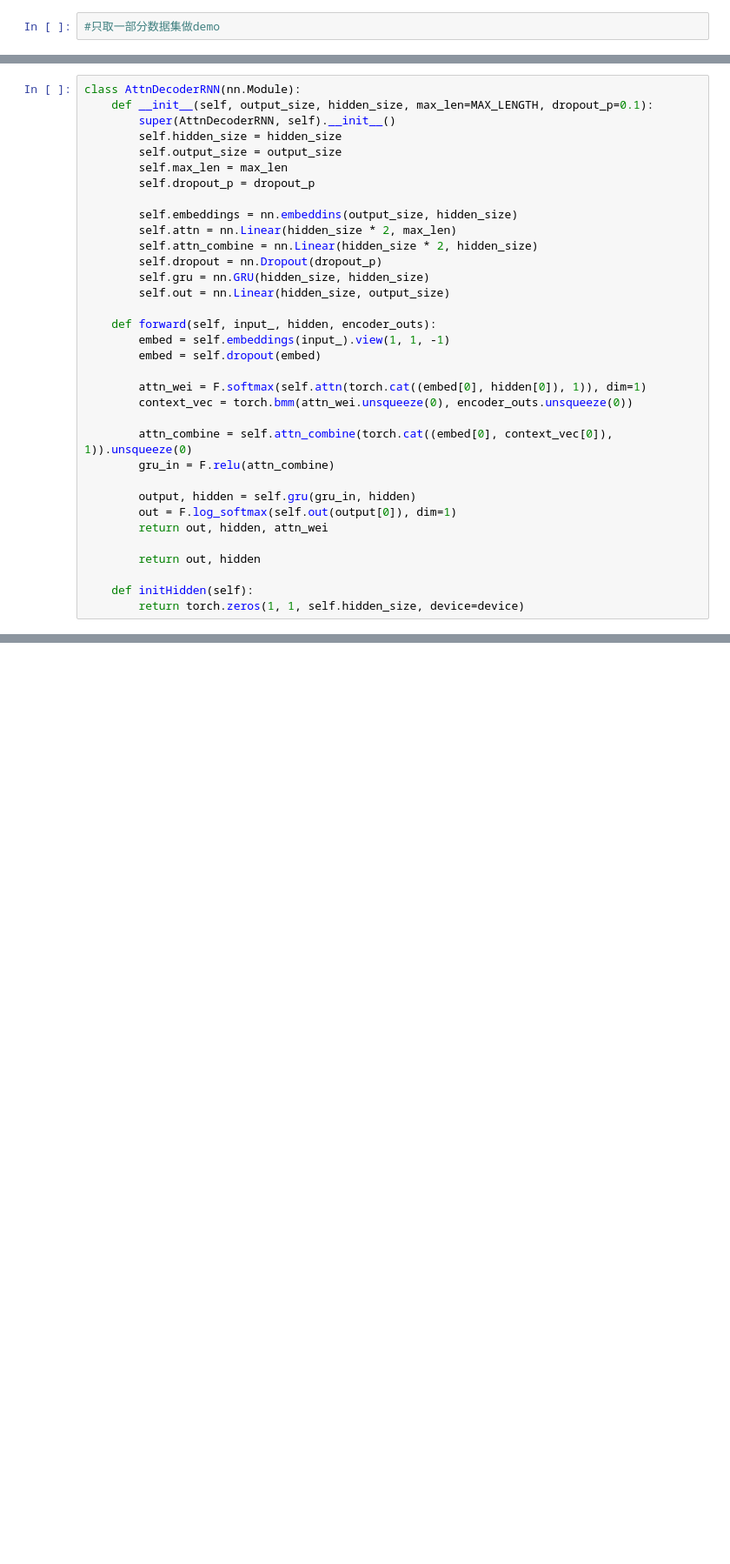
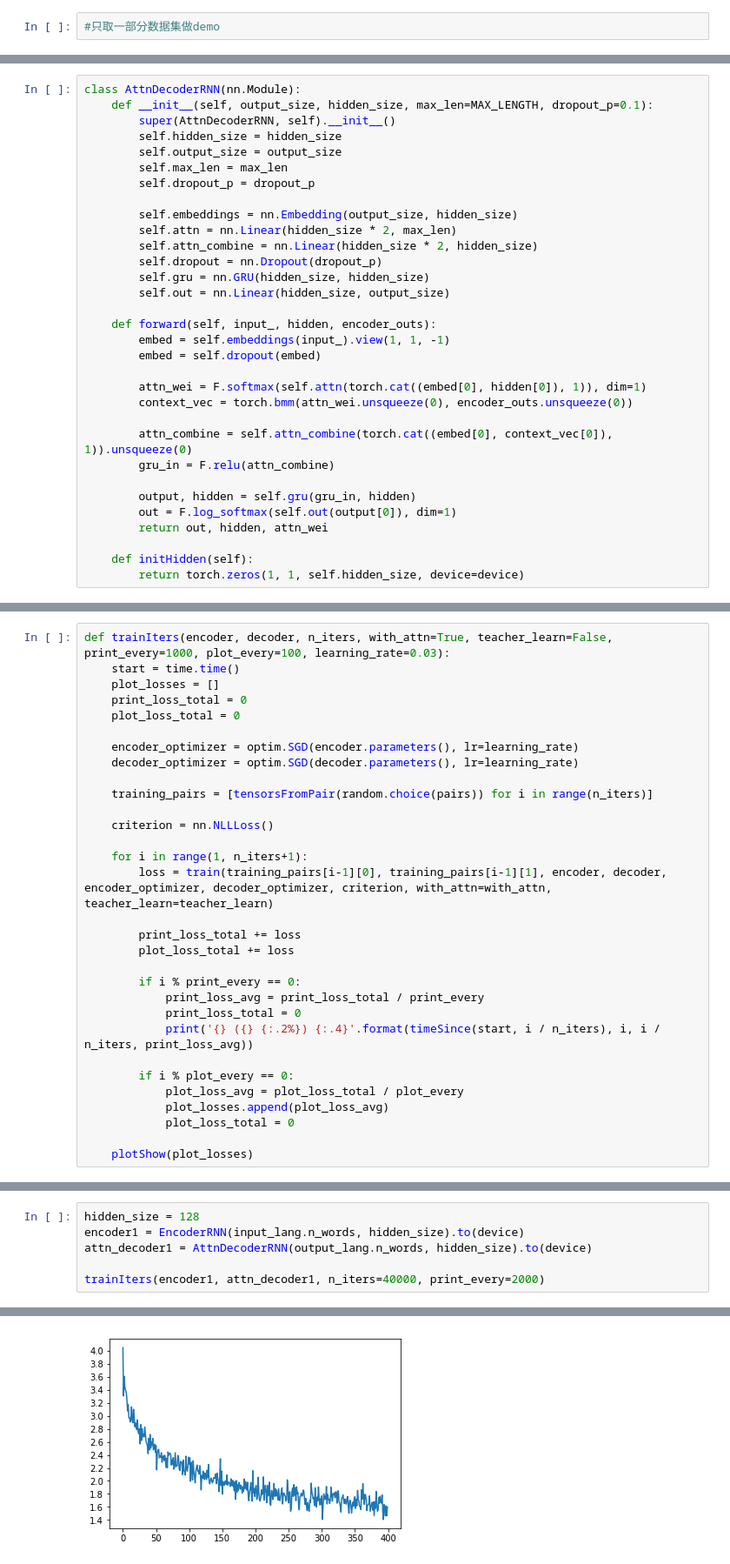
Before and after one commit to labixiaoK/pytorch_learning_nlp, a Jupyter notebook: seq2seq.ipynb, the cells around one changed output, grey strips where cells are left out. Shown: that part at 87% size. Saved outputs shown, nothing was run; the diff lists cells and outputs as text; blank space fills up the shorter version.

```diff
--- a/seq2seq.ipynb
+++ b/seq2seq.ipynb
@@ -162,7 +162,7 @@ class AttnDecoderRNN(nn.Module):
         self.max_len = max_len
         self.dropout_p = dropout_p
 
-        self.embeddings = nn.embeddins(output_size, hidden_size)
+        self.embeddings = nn.Embedding(output_size, hidden_size)
         self.attn = nn.Linear(hidden_size * 2, max_len)
         self.attn_combine = nn.Linear(hidden_size * 2, hidden_size)
         self.dropout = nn.Dropout(dropout_p)
@@ -183,8 +183,6 @@ class AttnDecoderRNN(nn.Module):
         out = F.log_softmax(self.out(output[0]), dim=1)
         return out, hidden, attn_wei
 
-        return out, hidden
-
     def initHidden(self):
         return torch.zeros(1, 1, self.hidden_size, device=device)
 # %%
@@ -203,0 +270,31 @@ def tensorsFromPair(pair):
+# %%
+def trainIters(encoder, decoder, n_iters, with_attn=True, teacher_learn=False, print_every=1000, plot_every=100, learning_rate=0.03):
+    start = time.time()
+    plot_losses = []
+    print_loss_total = 0
+    plot_loss_total = 0
+
+    encoder_optimizer = optim.SGD(encoder.parameters(), lr=learning_rate)
+    decoder_optimizer = optim.SGD(decoder.parameters(), lr=learning_rate)
+
+    training_pairs = [tensorsFromPair(random.choice(pairs)) for i in range(n_iters)]
+
+    criterion = nn.NLLLoss()
+
+    for i in range(1, n_iters+1):
+        loss = train(training_pairs[i-1][0], training_pairs[i-1][1], encoder, decoder, encoder_optimizer, decoder_optimizer, criterion, with_attn=with_attn, teacher_learn=teacher_learn)
+
+        print_loss_total += loss
+        plot_loss_total += loss
+
+        if i % print_every == 0:
+            print_loss_avg = print_loss_total / print_every
+            print_loss_total = 0
+            print('{} ({} {:.2%}) {:.4}'.format(timeSince(start, i / n_iters), i, i / n_iters, print_loss_avg))
+
+        if i % plot_every == 0:
+            plot_loss_avg = plot_loss_total / plot_every
+            plot_losses.append(plot_loss_avg)
+            plot_loss_total = 0
+
+    plotShow(plot_losses)
@@ -203,0 +315,7 @@ def tensorsFromPair(pair):
+# %%
+hidden_size = 128
+encoder1 = EncoderRNN(input_lang.n_words, hidden_size).to(device)
+attn_decoder1 = AttnDecoderRNN(output_lang.n_words, hidden_size).to(device)
+
+trainIters(encoder1, attn_decoder1, n_iters=40000, print_every=2000)
+# %% [output]
@@ -203,0 +343 @@ def tensorsFromPair(pair):
+[figure, added]
```
Also changed, not shown: parts of 24 cells of this notebook.
